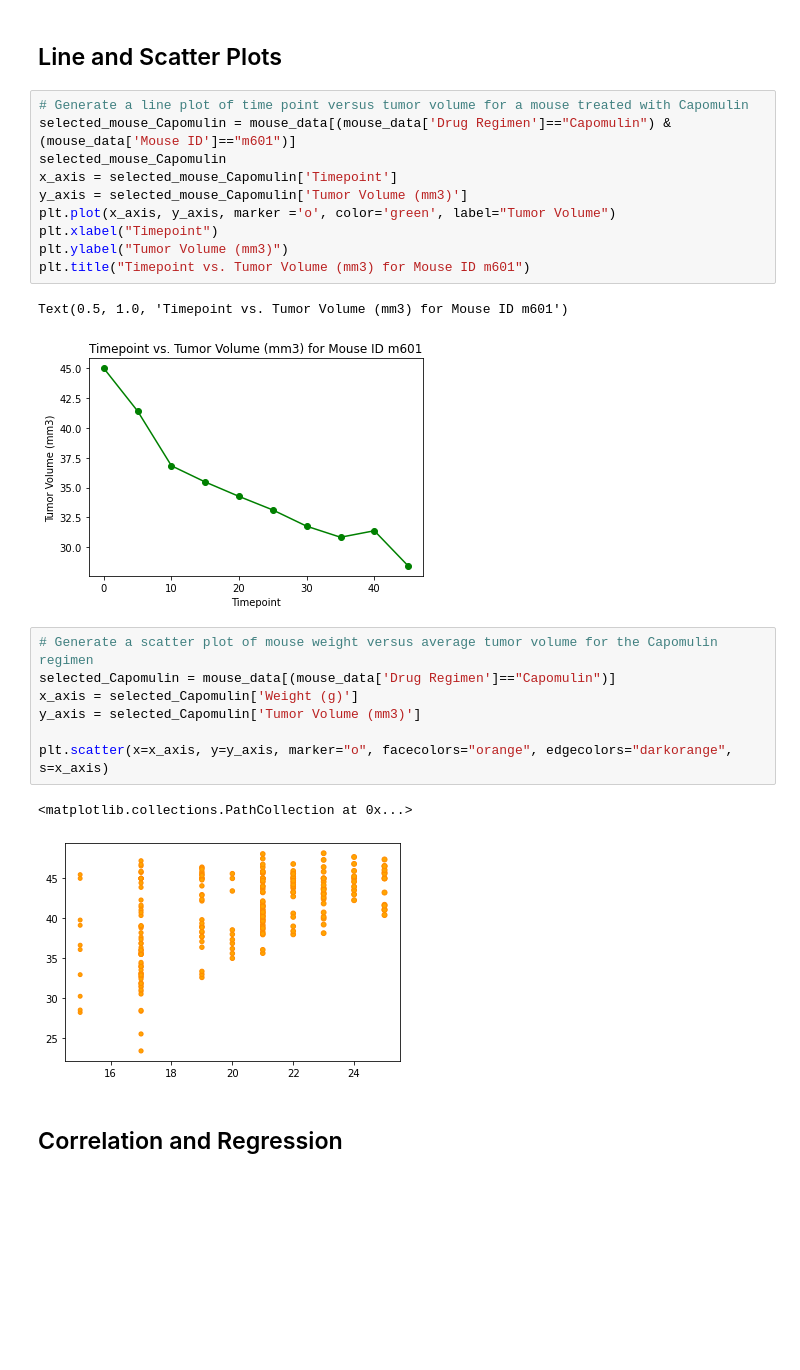
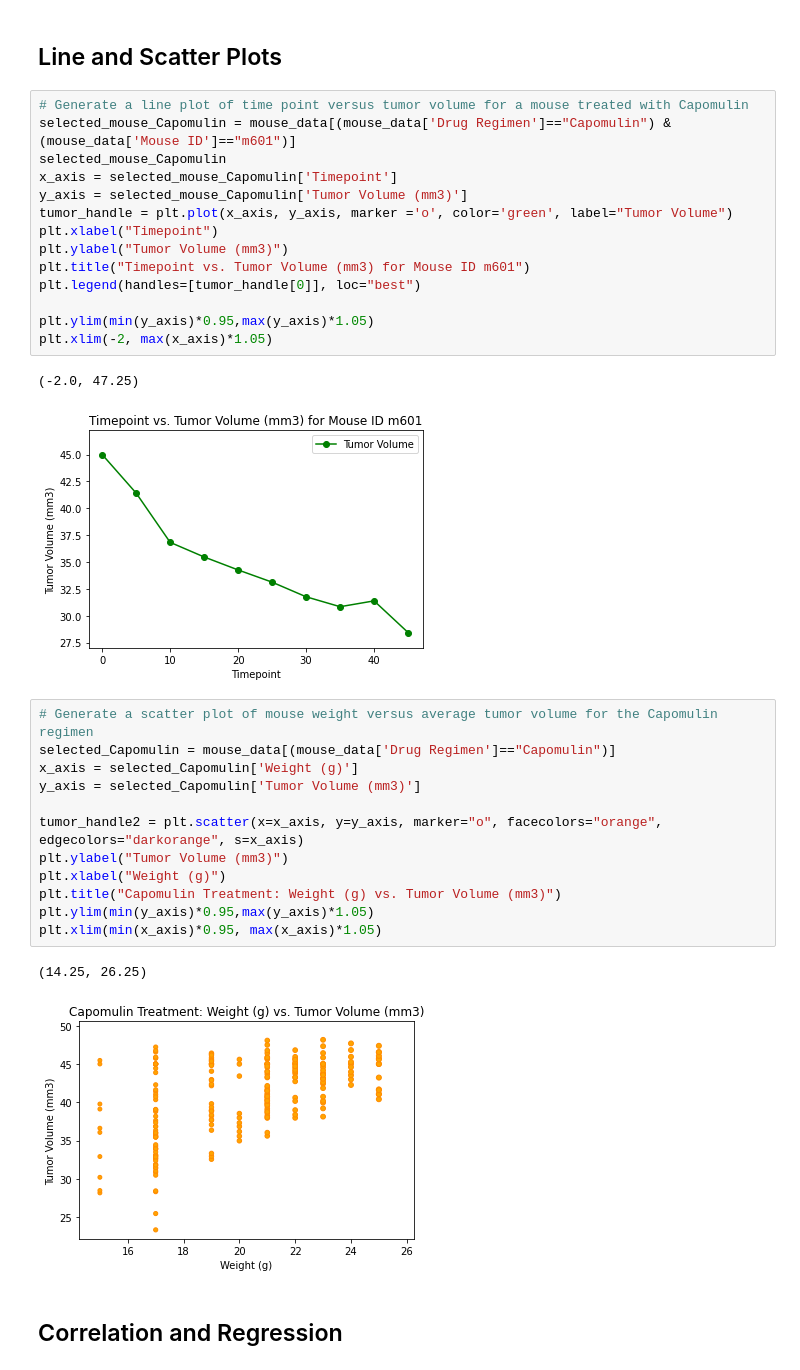
Before and after one commit to KaiCee2010/matplotlib-challenge, a Jupyter notebook: Pymaceuticals/pymaceuticals.ipynb, the cells around one changed output. Drawn from its saved outputs; the diff is of its cells as text; blank space fills up the shorter version.

Commit message:
Added additional code for line and scatter plots.

```diff
--- a/Pymaceuticals/pymaceuticals.ipynb
+++ b/Pymaceuticals/pymaceuticals.ipynb
@@ -310,23 +310,32 @@ selected_mouse_Capomulin = mouse_data[(mouse_data['Drug Regimen']=="Capomulin")
 selected_mouse_Capomulin
 x_axis = selected_mouse_Capomulin['Timepoint']
 y_axis = selected_mouse_Capomulin['Tumor Volume (mm3)']
-plt.plot(x_axis, y_axis, marker ='o', color='green', label="Tumor Volume")
+tumor_handle = plt.plot(x_axis, y_axis, marker ='o', color='green', label="Tumor Volume")
 plt.xlabel("Timepoint")
 plt.ylabel("Tumor Volume (mm3)")
 plt.title("Timepoint vs. Tumor Volume (mm3) for Mouse ID m601")
+plt.legend(handles=[tumor_handle[0]], loc="best")
+
+plt.ylim(min(y_axis)*0.95,max(y_axis)*1.05)
+plt.xlim(-2, max(x_axis)*1.05)
 # %% [output]
-Text(0.5, 1.0, 'Timepoint vs. Tumor Volume (mm3) for Mouse ID m601')
+(-2.0, 47.25)
-[figure, old version]
+[figure, new version]
 # %%
 # Generate a scatter plot of mouse weight versus average tumor volume for the Capomulin regimen
 selected_Capomulin = mouse_data[(mouse_data['Drug Regimen']=="Capomulin")]
 x_axis = selected_Capomulin['Weight (g)']
 y_axis = selected_Capomulin['Tumor Volume (mm3)']
 
-plt.scatter(x=x_axis, y=y_axis, marker="o", facecolors="orange", edgecolors="darkorange", s=x_axis)
+tumor_handle2 = plt.scatter(x=x_axis, y=y_axis, marker="o", facecolors="orange", edgecolors="darkorange", s=x_axis)
+plt.ylabel("Tumor Volume (mm3)")
+plt.xlabel("Weight (g)")
+plt.title("Capomulin Treatment: Weight (g) vs. Tumor Volume (mm3)")
+plt.ylim(min(y_axis)*0.95,max(y_axis)*1.05)
+plt.xlim(min(x_axis)*0.95, max(x_axis)*1.05)
 # %% [output]
-<matplotlib.collections.PathCollection at 0x...>
+(14.25, 26.25)
-[figure, old version]
+[figure, new version]
 # %% [markdown]
 ## Correlation and Regression
 # %%
```
